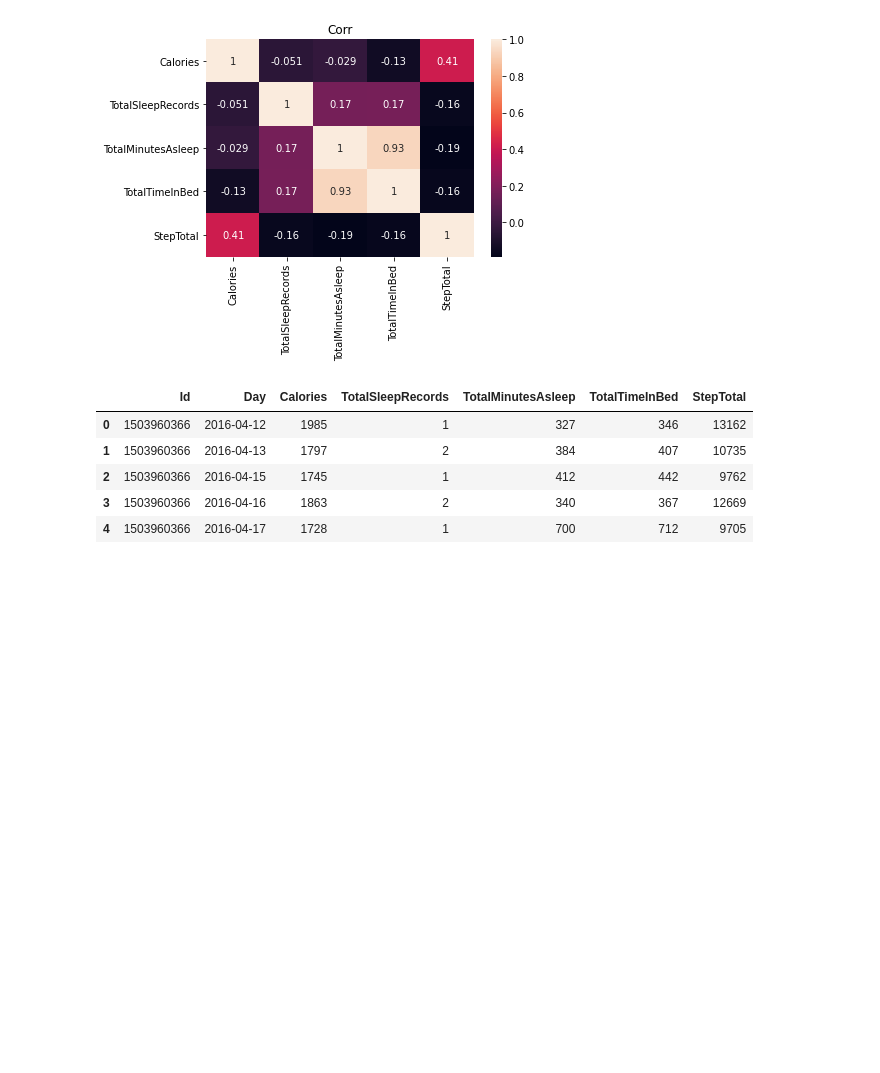
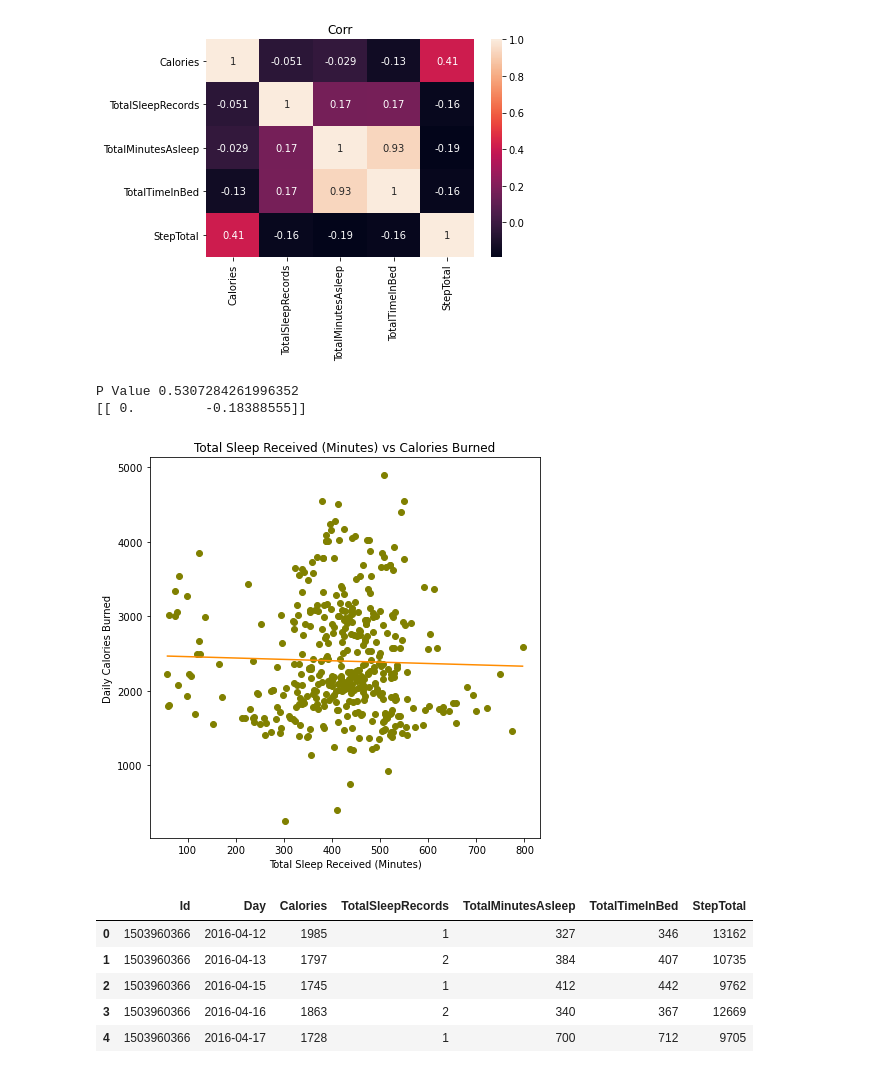
Before and after one commit to idangrady/DataAnalysisCourse, a Jupyter notebook: Idan/DataPre.ipynb, the cells around one changed output. Drawn from its saved outputs; the diff is of its cells as text; code cells hidden in the pictures; blank space fills up the shorter version.

Commit message:
pValueTestFunction

```diff
--- a/Idan/DataPre.ipynb
+++ b/Idan/DataPre.ipynb
@@ -281,6 +308,36 @@ plot.set_title("Corr")
 # %% [output]
 Text(0.5, 1.0, 'Corr')
 [figure]
+# %%
+poly_reg = PolynomialFeatures(degree =1)
+
+x = meged_cl_sle_steps['TotalMinutesAsleep'].values.reshape(-1,1)
+y =meged_cl_sle_steps['Calories'].values.reshape(-1,1)
+stat, p = kendalltau(x , y)
+print(f"P Value {p}")
+
+X_poly = poly_reg.fit_transform(x)
+lin_reg = LinearRegression()
+
+lin_reg.fit(X_poly,y)
+print(lin_reg.coef_)
+pred = lin_reg.predict(X_poly)
+
+x_grid = np.arange(min(x),max(x),0.01)
+
+plt.figure(figsize = (7,7))
+plt.scatter(data = meged_cl_sle_steps,x = 'TotalMinutesAsleep',y = 'Calories',
+            color = 'olive')
+plt.plot(x_grid ,lin_reg.predict(poly_reg.fit_transform(x_grid.reshape(-1,1))),
+         color = 'darkorange')
+plt.xlabel("Total Sleep Received (Minutes)")
+plt.ylabel("Daily Calories Burned")
+plt.title("Total Sleep Received (Minutes) vs Calories Burned")
+plt.show()
+# %% [output]
+P Value 0.5307284261996352
+[[ 0.         -0.18388555]]
+[figure, added]
 # %%
 meged_cl_sle_steps.head()
 # %% [output]
```
Also changed, not shown: parts of 2 cells of this notebook.
